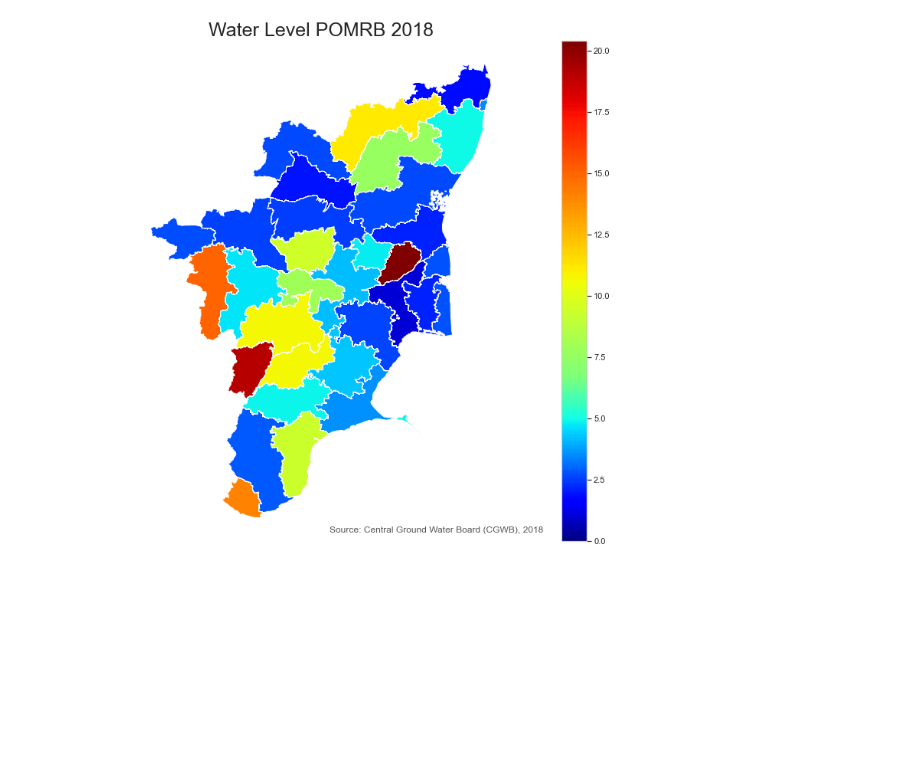
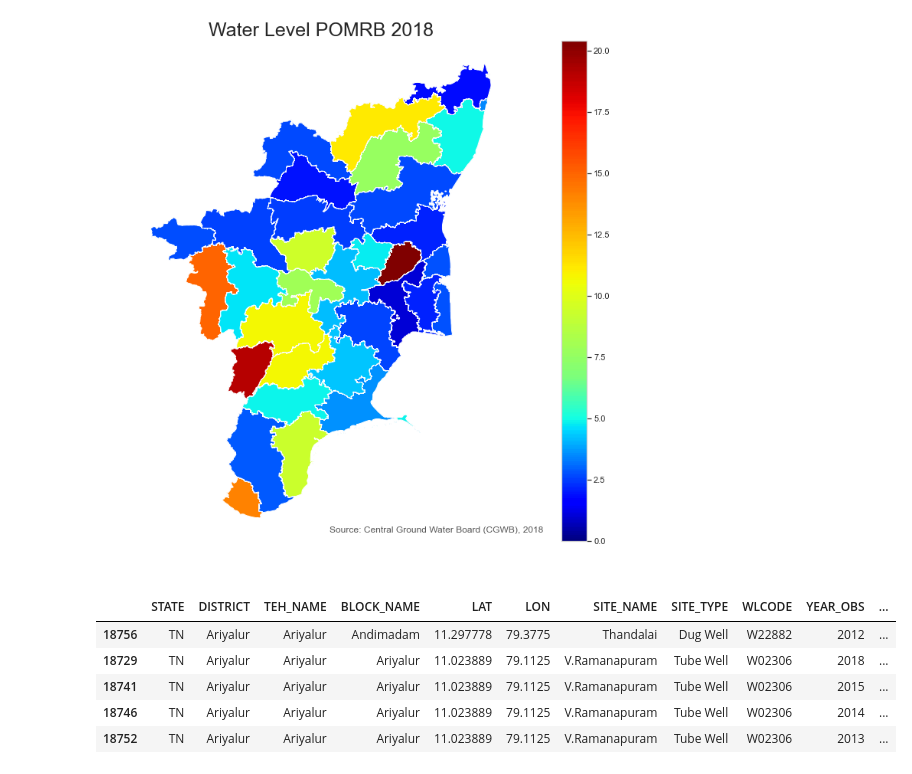
Before and after one commit to sbenstewart/smart-india-hackathon, a Jupyter notebook: siva_code.ipynb, the cells around one changed output. Cells and saved outputs as stored; diff of their text form; code cells hidden in the pictures; blank space fills up the shorter version.

```diff
--- a/siva_code.ipynb
+++ b/siva_code.ipynb
@@ -229,3 +229,12 @@ ax.set_axis_off()
 txt = ax.annotate('Source: Central Ground Water Board (CGWB), 2018',xy=(0.45, .09),  xycoords='figure fraction', horizontalalignment='left', verticalalignment='top', fontsize=12, color='#555555')
 # %% [output]
 [figure]
+# %%
+df.head()
+# %% [output]
+|  | STATE | DISTRICT | TEH_NAME | BLOCK_NAME | LAT | LON | SITE_NAME | SITE_TYPE | WLCODE | YEAR_OBS | ... |
+| 18756 | TN | Ariyalur | Ariyalur | Andimadam | 11.297778 | 79.3775 | Thandalai | Dug Well | W22882 | 2012 | ... |
+| 18729 | TN | Ariyalur | Ariyalur | Ariyalur | 11.023889 | 79.1125 | V.Ramanapuram | Tube Well | W02306 | 2018 | ... |
+| 18741 | TN | Ariyalur | Ariyalur | Ariyalur | 11.023889 | 79.1125 | V.Ramanapuram | Tube Well | W02306 | 2015 | ... |
+| 18746 | TN | Ariyalur | Ariyalur | Ariyalur | 11.023889 | 79.1125 | V.Ramanapuram | Tube Well | W02306 | 2014 | ... |
+| 18752 | TN | Ariyalur | Ariyalur | Ariyalur | 11.023889 | 79.1125 | V.Ramanapuram | Tube Well | W02306 | 2013 | ... |
```
Also changed, not shown: parts of 7 cells of this notebook.
